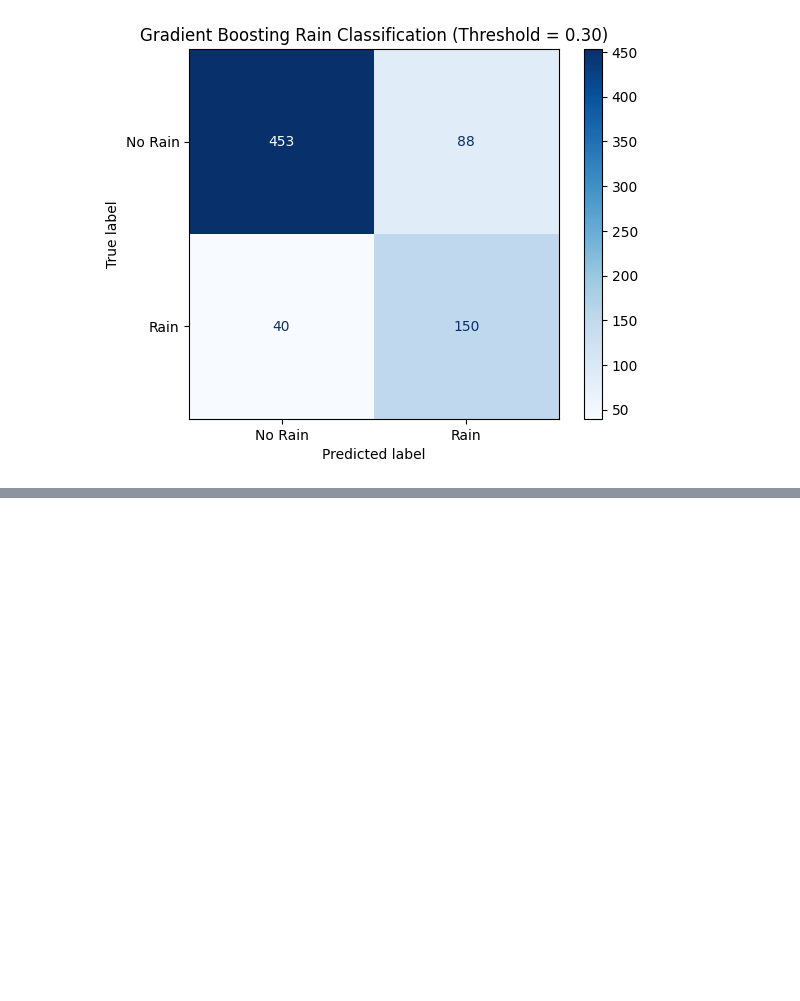
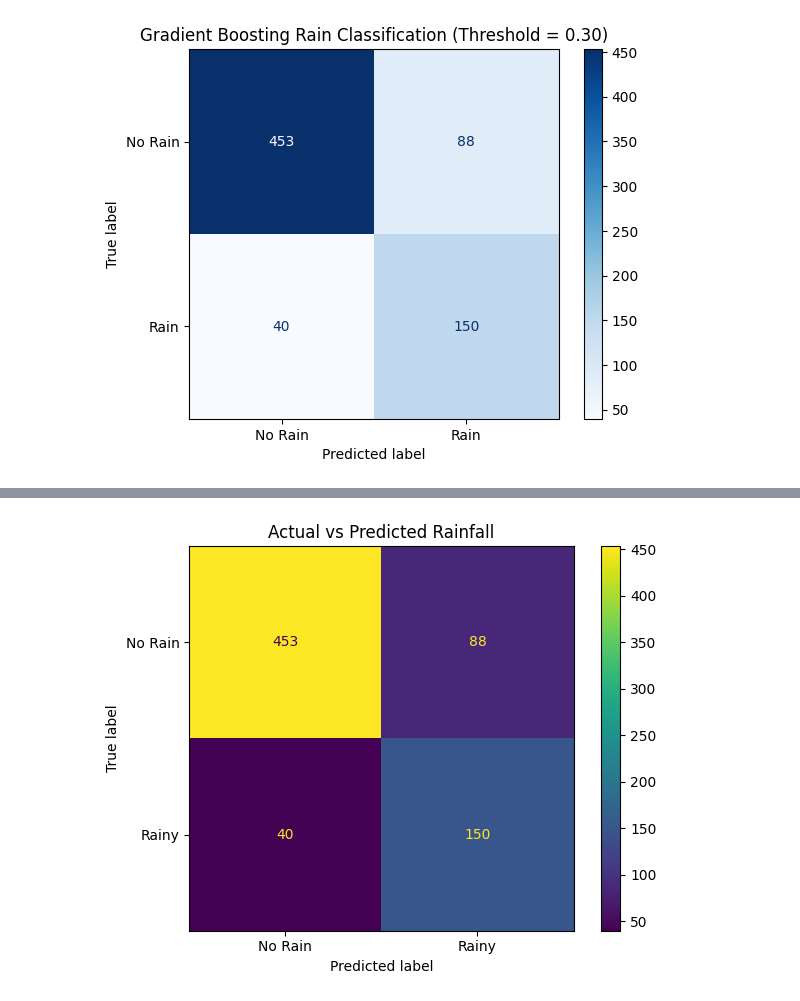
Before and after one commit to Aditi09-20/Weather_Data_Analysis_and_Forecasting, a Jupyter notebook: notebooks/weather_analysis.ipynb, the cells around one changed output, grey strips where cells are left out. Drawn from its saved outputs; the diff is of its cells as text; code cells hidden in the pictures; blank space fills up the shorter version.

```diff
--- a/notebooks/weather_analysis.ipynb
+++ b/notebooks/weather_analysis.ipynb
@@ -981,5 +1036,7 @@ Rainy day classification
 # %%
-df["rainy_next_day"] = (df["rainfall"].shift(-1) >= 1).astype(int)
+df["rainy_next_day"] = (
+    df["rainfall"].shift(-1) >= 1
+).astype("Int64")
 # %%
 classification_features = [
     "temp_mean",
@@ -1416,0 +1952,24 @@ plt.show()
+# %%
+from sklearn.metrics import confusion_matrix, ConfusionMatrixDisplay
+import matplotlib.pyplot as plt
+
+# Calculate the confusion matrix
+cm = confusion_matrix(
+    y_test_class,
+    rain_predictions
+)
+
+# Display the confusion matrix
+disp = ConfusionMatrixDisplay(
+    confusion_matrix=cm,
+    display_labels=["No Rain", "Rainy"]
+)
+
+disp.plot()
+plt.title("Actual vs Predicted Rainfall")
+plt.tight_layout()
+plt.savefig("results/figures/actual_vs_predicted_rainfall.png",
+            dpi=300, bbox_inches="tight")
+plt.show()
+# %% [output]
+[figure, added]
```
Also changed, not shown: parts of 97 cells of this notebook.
